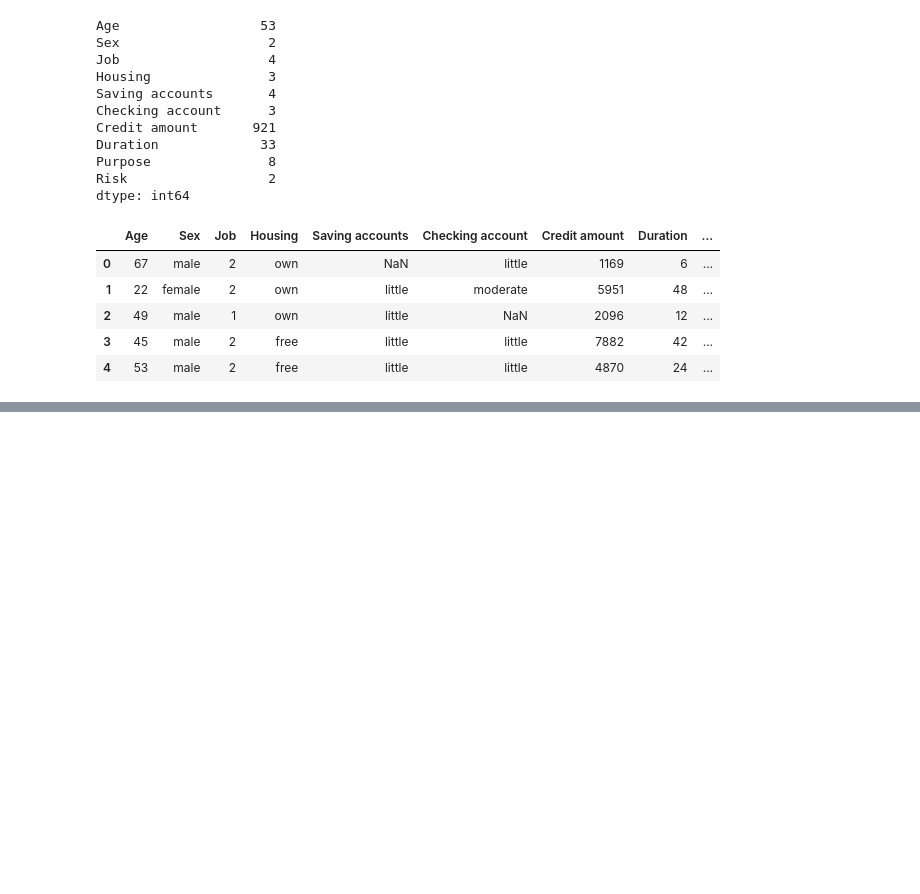
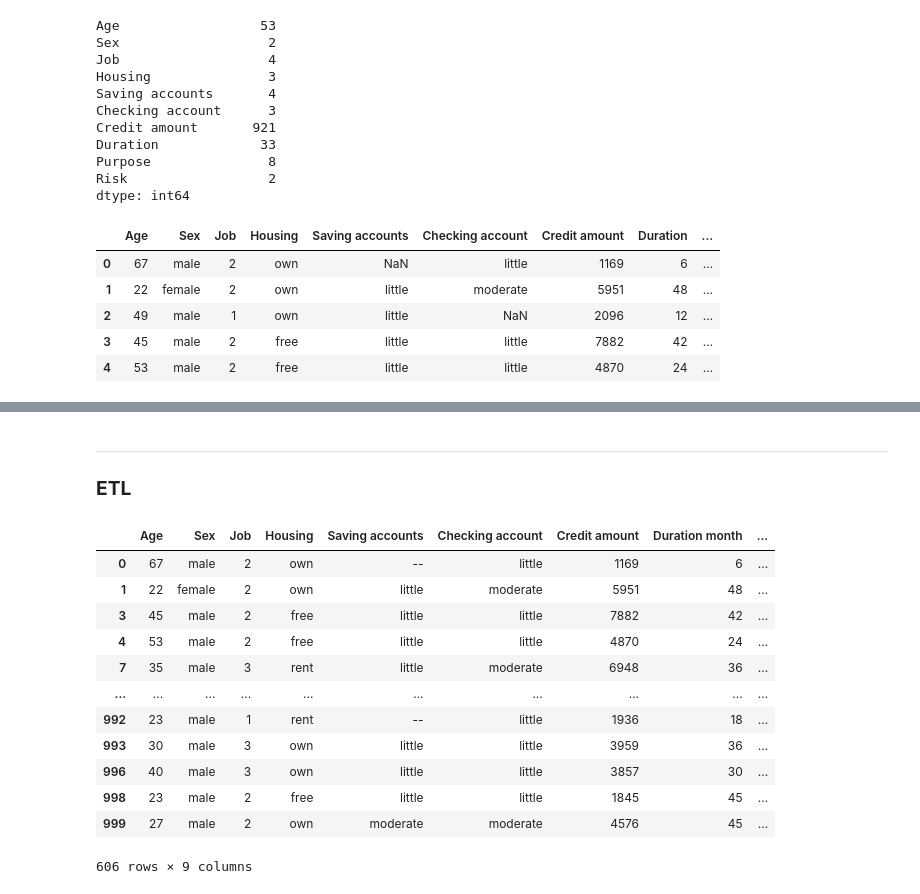
Before and after one commit to will-feather/Pandas-Pipeline, a Jupyter notebook: note.ipynb, the cells around one changed output, grey strips where cells are left out. Drawn from its saved outputs; the diff is of its cells as text; code cells hidden in the pictures; blank space fills up the shorter version.

```diff
--- a/note.ipynb
+++ b/note.ipynb
@@ -150,3 +150,29 @@ fig = go.Figure(data=data, layout=layout)
 py.iplot(fig, filename='grouped-bar')
 # %% [output]
 [interactive output not drawn]
+# %% [markdown]
+---
+### **ETL**
+# %%
+df_credit
+df_clean_credit = df_credit.dropna(axis=0, how='all')
+df_clean_credit = df_clean_credit.drop(columns=['Purpose'])
+df_clean_credit = df_clean_credit.rename(columns={'Duration': 'Duration month'})
+df_clean_credit['Saving accounts'] = np.where(df_clean_credit['Saving accounts'].isnull(), '--', df_clean_credit['Saving accounts'])
+df_clean_credit = df_clean_credit.loc[df_clean_credit['Checking account'].isnull() == False]
+
+df_clean_credit
+# %% [output]
+|  | Age | Sex | Job | Housing | Saving accounts | Checking account | Credit amount | Duration month | ... |
+| 0 | 67 | male | 2 | own | -- | little | 1169 | 6 | ... |
+| 1 | 22 | female | 2 | own | little | moderate | 5951 | 48 | ... |
+| 3 | 45 | male | 2 | free | little | little | 7882 | 42 | ... |
+| 4 | 53 | male | 2 | free | little | little | 4870 | 24 | ... |
+| 7 | 35 | male | 3 | rent | little | moderate | 6948 | 36 | ... |
+| ... | ... | ... | ... | ... | ... | ... | ... | ... | ... |
+| 992 | 23 | male | 1 | rent | -- | little | 1936 | 18 | ... |
+| 993 | 30 | male | 3 | own | little | little | 3959 | 36 | ... |
+| 996 | 40 | male | 3 | own | little | little | 3857 | 30 | ... |
+| 998 | 23 | male | 2 | free | little | little | 1845 | 45 | ... |
+| 999 | 27 | male | 2 | own | moderate | moderate | 4576 | 45 | ... |
+606 rows × 9 columns
```
